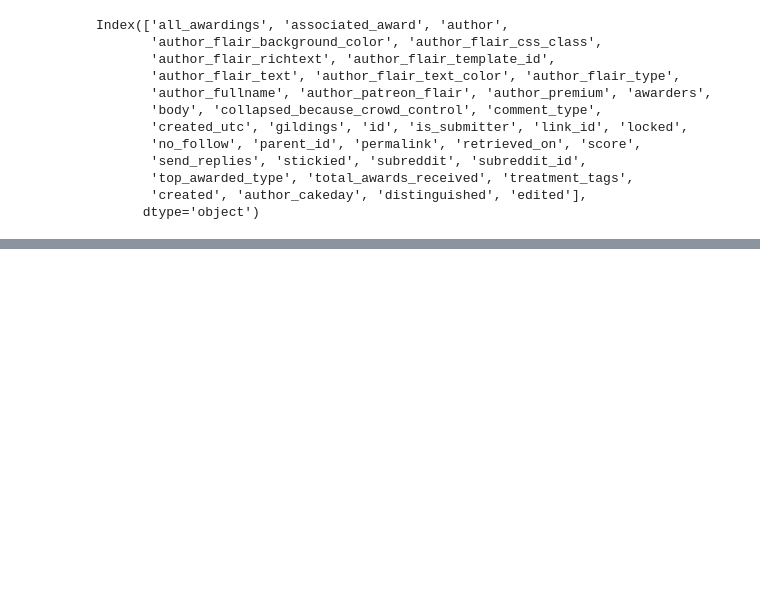
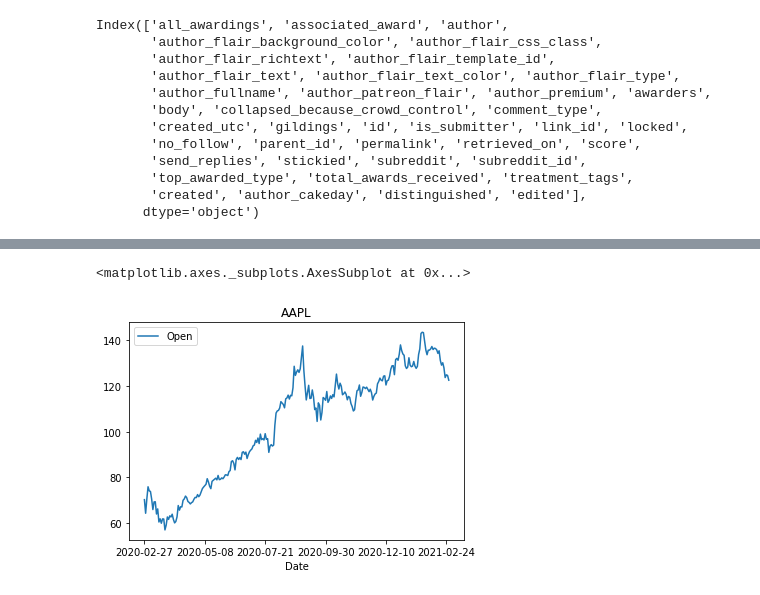
Before and after one commit to jd-gebbia/Applied_Analytics, a Jupyter notebook: Proj_EDA.ipynb, the cells around one changed output, grey strips where cells are left out. Saved outputs shown, nothing was run; the diff lists cells and outputs as text; code cells hidden in the pictures; blank space fills up the shorter version.

```diff
--- a/Proj_EDA.ipynb
+++ b/Proj_EDA.ipynb
@@ -84,3 +99,10 @@ Index(['all_awardings', 'associated_award', 'author',
        'top_awarded_type', 'total_awards_received', 'treatment_tags',
        'created', 'author_cakeday', 'distinguished', 'edited'],
       dtype='object')
+# %%
+import pandas as pd
+import numpy as np
+df = pd.read_csv('AAPL.csv')
+df = df.fillna(np.nan)
+print(df.head())
+df.describe()
@@ -86,0 +125,5 @@ Index(['all_awardings', 'associated_award', 'author',
+# %%
+df.plot('Date','Open', title='AAPL')
+# %% [output]
+<matplotlib.axes._subplots.AxesSubplot at 0x...>
+[figure, added]
```
Also changed, not shown: parts of 3 cells of this notebook.
